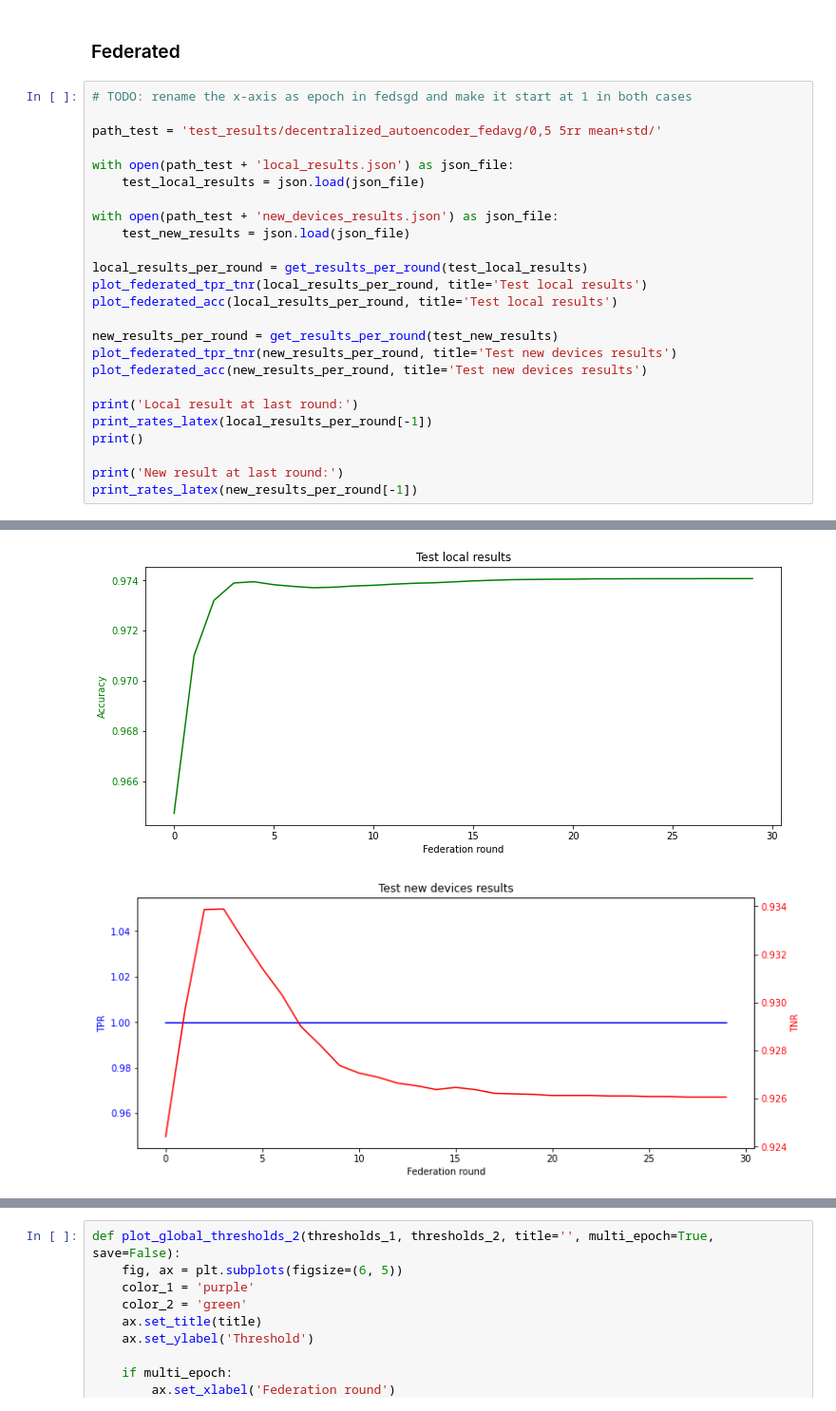
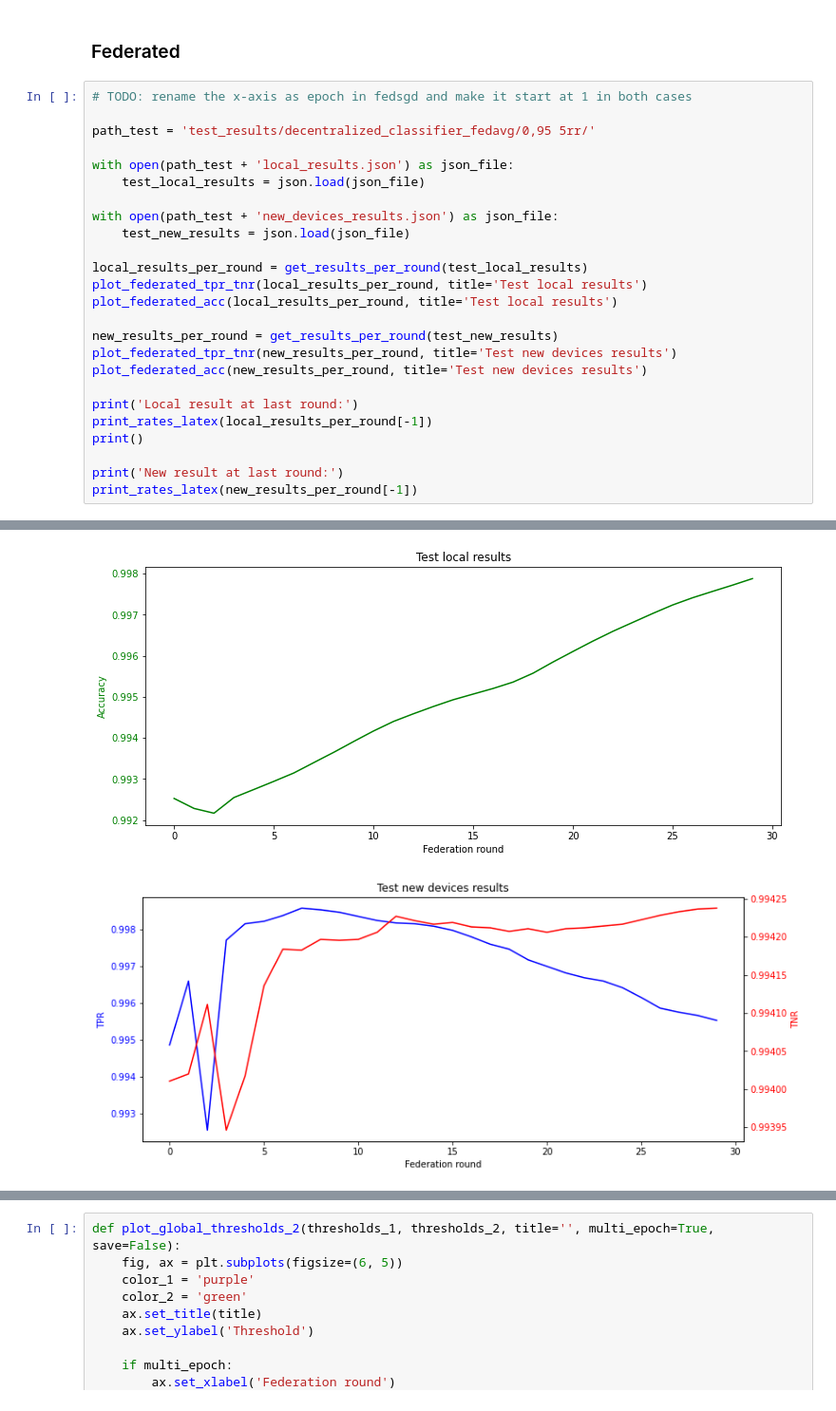
Before and after one commit to ValerianRey/fed_iot_guard, a Jupyter notebook: Test results.ipynb, the cells around one changed output, grey strips where cells are left out. Shown: that part at 95% size. Drawn from its saved outputs; the diff is of its cells as text.

Commit message:
added some results

```diff
--- a/Test results.ipynb
+++ b/Test results.ipynb
@@ -157,7 +157,7 @@ TNR:            92.76\%
 # %%
 # TODO: rename the x-axis as epoch in fedsgd and make it start at 1 in both cases
 
-path_test = 'test_results/decentralized_autoencoder_fedavg/0,5 5rr mean+std/'
+path_test = 'test_results/decentralized_classifier_fedavg/0,95 5rr/'
 
 with open(path_test + 'local_results.json') as json_file:
     test_local_results = json.load(json_file)
@@ -184,2 +184,2 @@ print_rates_latex(new_results_per_round[-1])
-[figure, old version]
+[figure, new version]
-[figure, old version]
+[figure, new version]
```
Also changed, not shown: parts of 1 cell of this notebook, 8 other files.
